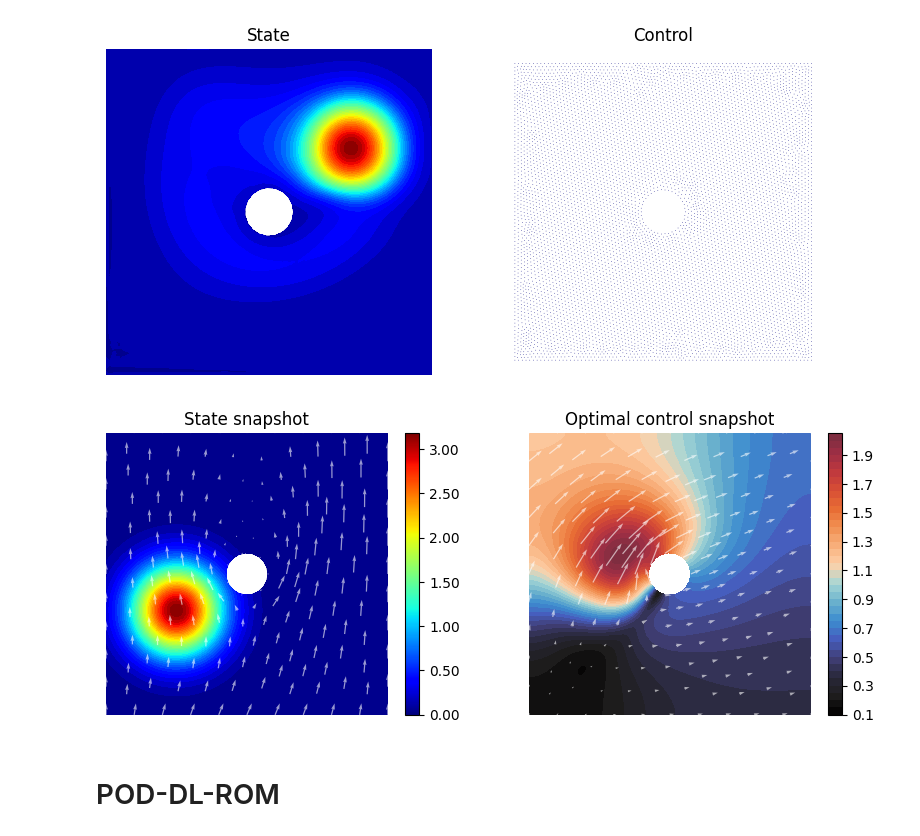
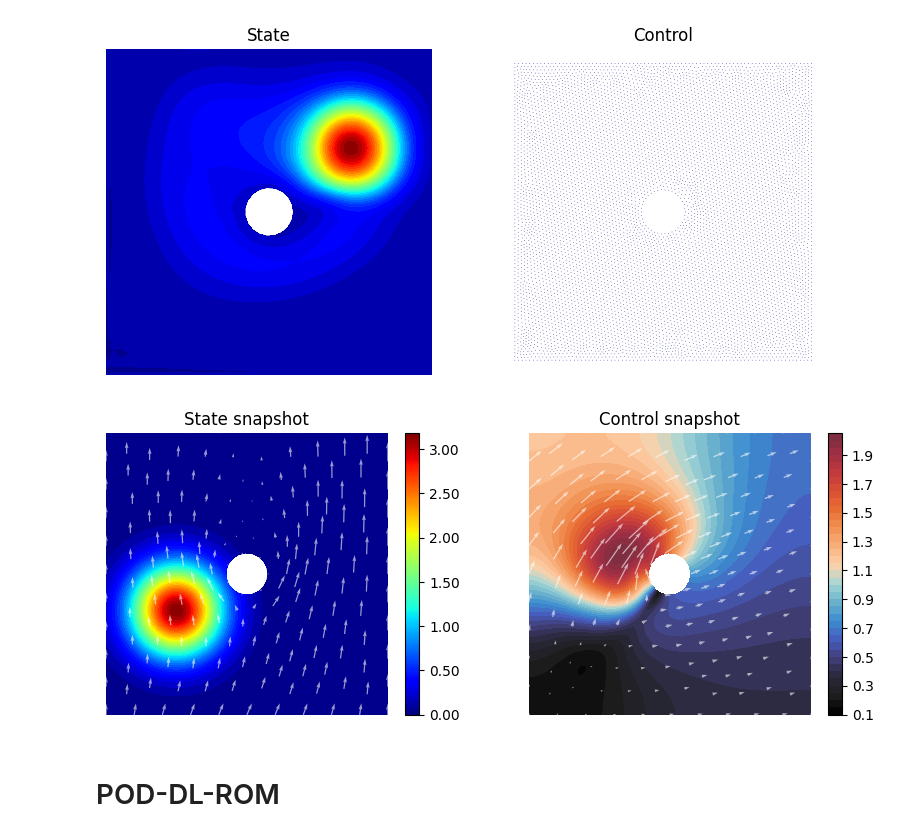
Before and after one commit to MatteoTomasetto/LatentFeedbackControl, a Jupyter notebook: OptimalTransportFluid.ipynb, the cells around one changed output. Cells and saved outputs as stored; diff of their text form; code cells hidden in the pictures.

```diff
--- a/OptimalTransportFluid.ipynb
+++ b/OptimalTransportFluid.ipynb
@@ -418,19 +418,19 @@ def plot_y(Y, v_params, scale = None, vmin = None, vmax = None, colorbar = True,
 # %%
 # SNAPSHOT EXAMPLE (PLOT)
 
 which = 0
 
 plt.figure(figsize = (10, 10))
 
 plt.subplot(1,2,1)
 plot_y(Y[which], MU[which], vmin = 0, shrink = 0.365)
 plt.title("State snapshot")
 
 plt.subplot(1,2,2)
 plot_u(U[which], shrink = 0.365)
-plt.title("Optimal control snapshot");
+plt.title("Control snapshot");
 # %% [output]
-[figure, old version]
+[figure, new version]
 # %% [markdown]
 # POD-DL-ROM
 # %%
```
Also changed, not shown: parts of 14 cells of this notebook, 1 other file.
